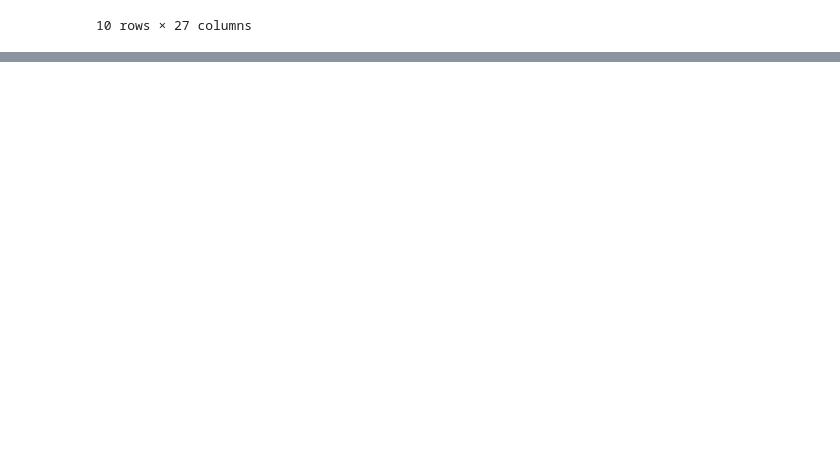
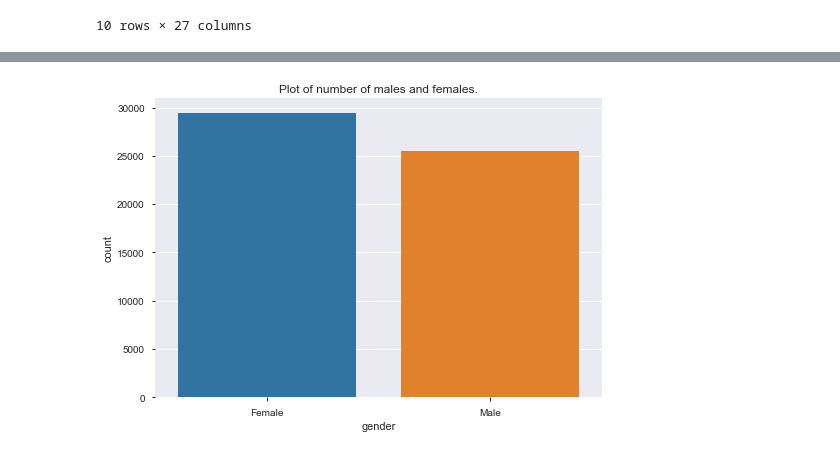
Before and after one commit to gauravkantrod/GLProject, a Jupyter notebook: Diabetes.ipynb, the cells around one changed output, grey strips where cells are left out. Drawn from its saved outputs; the diff is of its cells as text; code cells hidden in the pictures; blank space fills up the shorter version.

```diff
--- a/Diabetes.ipynb
+++ b/Diabetes.ipynb
@@ -506,0 +700,6 @@ df_with_med.to_excel("df_with_med.xlsx")
+# %%
+sns.countplot(df_with_med['gender'])
+plt.title('Plot of number of males and females.')
+plt.show()
+# %% [output]
+[figure, added]
```
Also changed, not shown: parts of 31 cells of this notebook, 2 other files.
